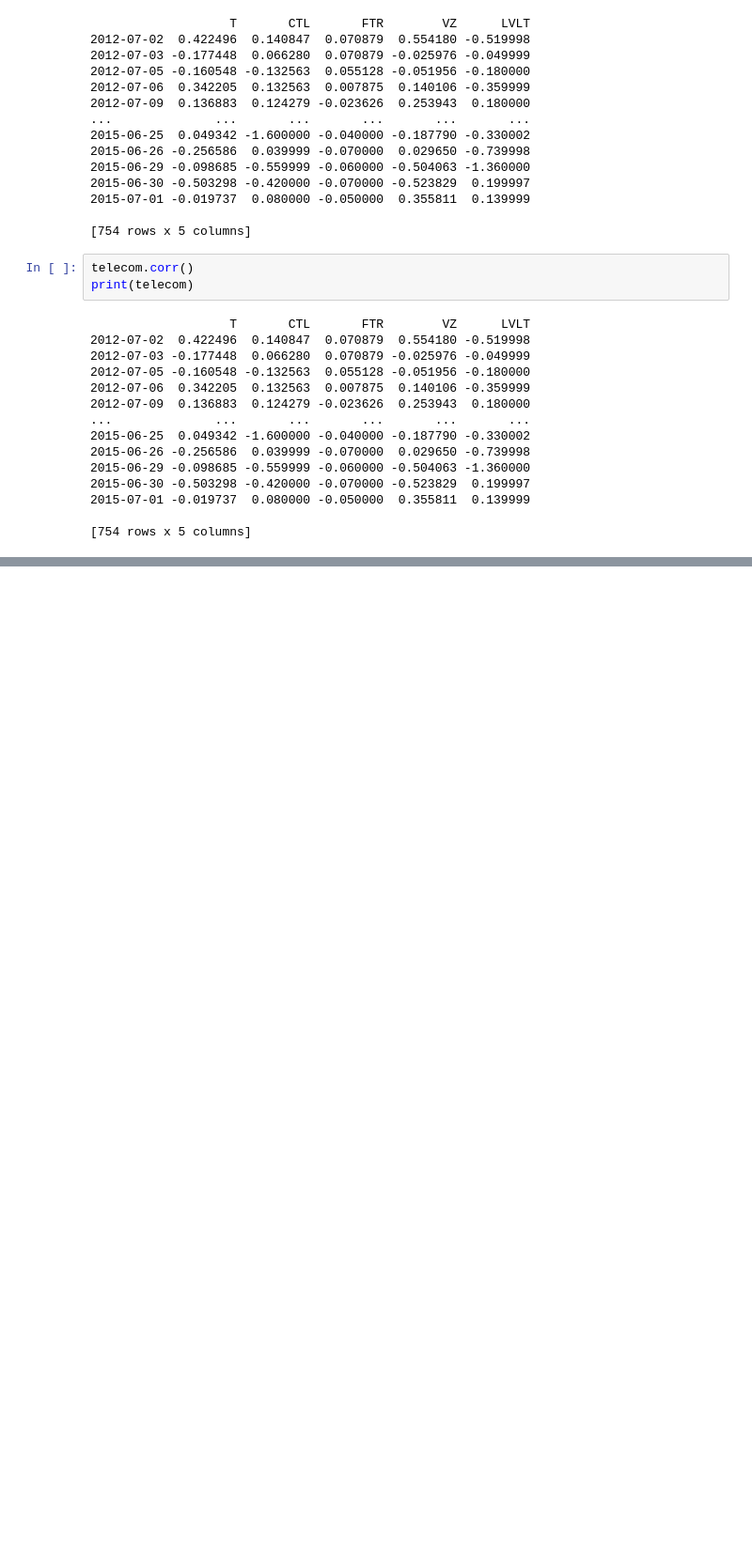
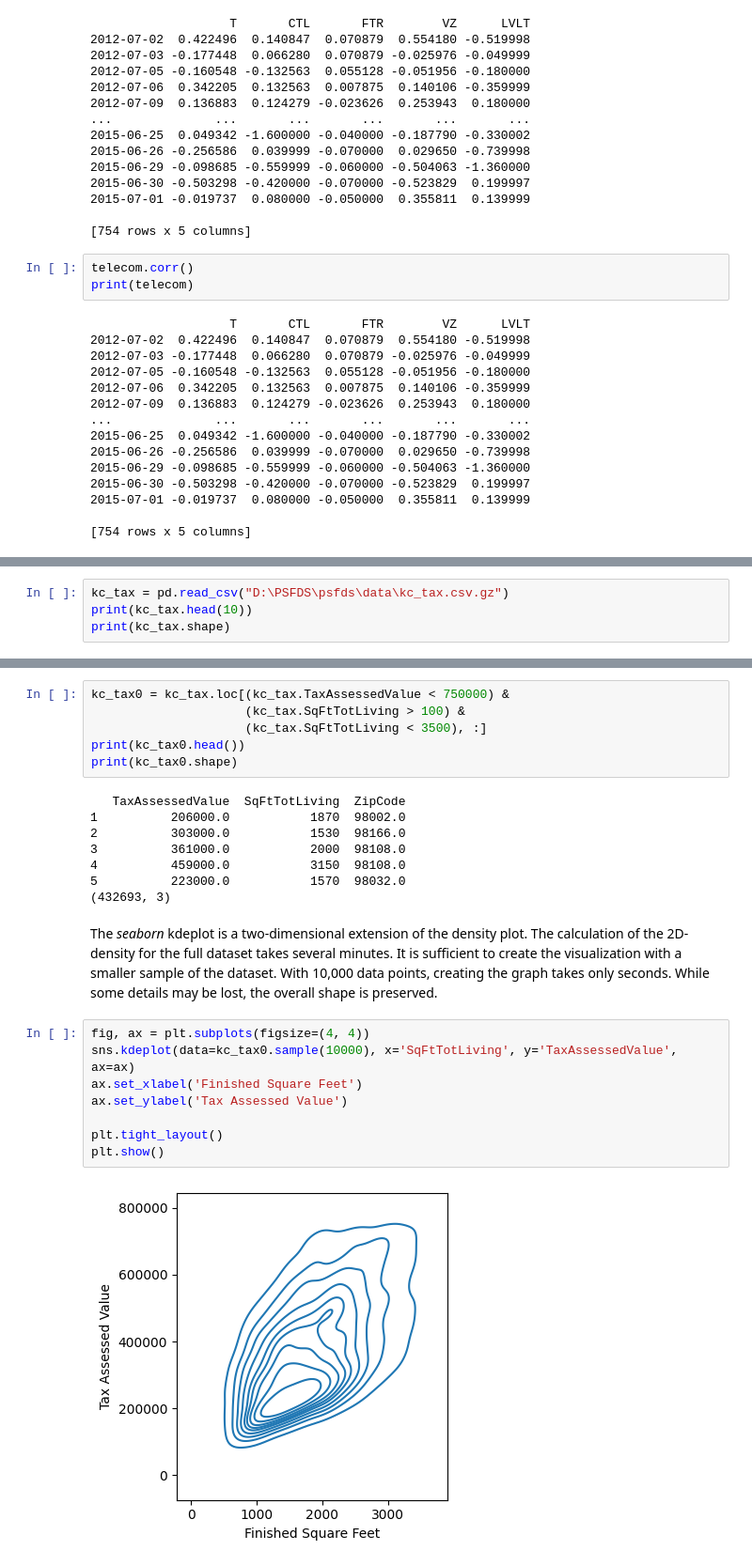
Before and after one commit to abubinfahd/PSFDS, a Jupyter notebook: python/chapter_1_exploratory_data_analysis.ipynb, the cells around one changed output, grey strips where cells are left out. Shown at 94% size. Cells and saved outputs as stored; diff of their text form; blank space fills up the shorter version.

```diff
--- a/python/chapter_1_exploratory_data_analysis.ipynb
+++ b/python/chapter_1_exploratory_data_analysis.ipynb
@@ -212,0 +235,4 @@ print(telecom)
+# %%
+kc_tax = pd.read_csv("D:\PSFDS\psfds\data\kc_tax.csv.gz")
+print(kc_tax.head(10))
+print(kc_tax.shape)
@@ -212,0 +252,26 @@ print(telecom)
+# %%
+kc_tax0 = kc_tax.loc[(kc_tax.TaxAssessedValue < 750000) &
+                     (kc_tax.SqFtTotLiving > 100) &
+                     (kc_tax.SqFtTotLiving < 3500), :]
+print(kc_tax0.head())
+print(kc_tax0.shape)
+# %% [output]
+   TaxAssessedValue  SqFtTotLiving  ZipCode
+1          206000.0           1870  98002.0
+2          303000.0           1530  98166.0
+3          361000.0           2000  98108.0
+4          459000.0           3150  98108.0
+5          223000.0           1570  98032.0
+(432693, 3)
+# %% [markdown]
+The _seaborn_ kdeplot is a two-dimensional extension of the density plot. The calculation of the 2D-density for the full dataset takes several minutes. It is sufficient to create the visualization with a smaller sample of the dataset. With 10,000 data points, creating the graph takes only seconds. While some details may be lost, the overall shape is preserved.
+# %%
+fig, ax = plt.subplots(figsize=(4, 4))
+sns.kdeplot(data=kc_tax0.sample(10000), x='SqFtTotLiving', y='TaxAssessedValue', ax=ax)
+ax.set_xlabel('Finished Square Feet')
+ax.set_ylabel('Tax Assessed Value')
+
+plt.tight_layout()
+plt.show()
+# %% [output]
+[figure, added]
```
Also changed, not shown: parts of 7 cells of this notebook.
